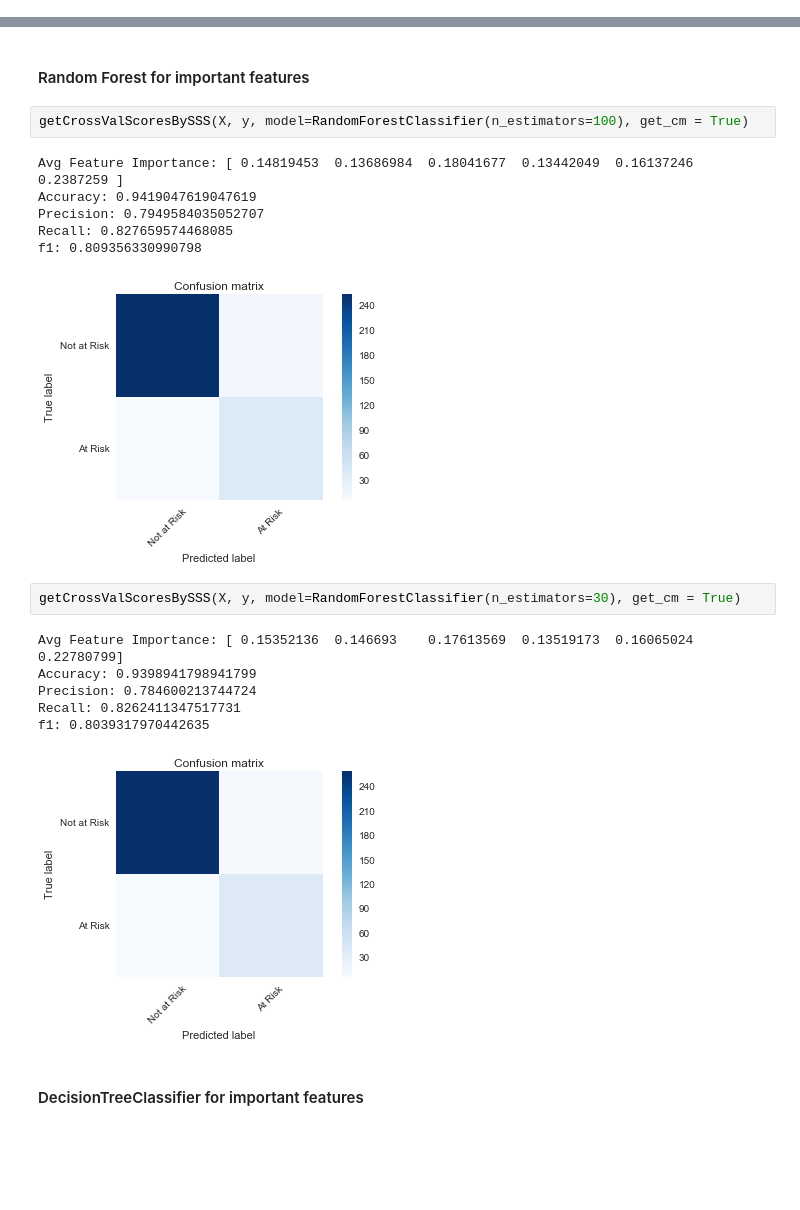
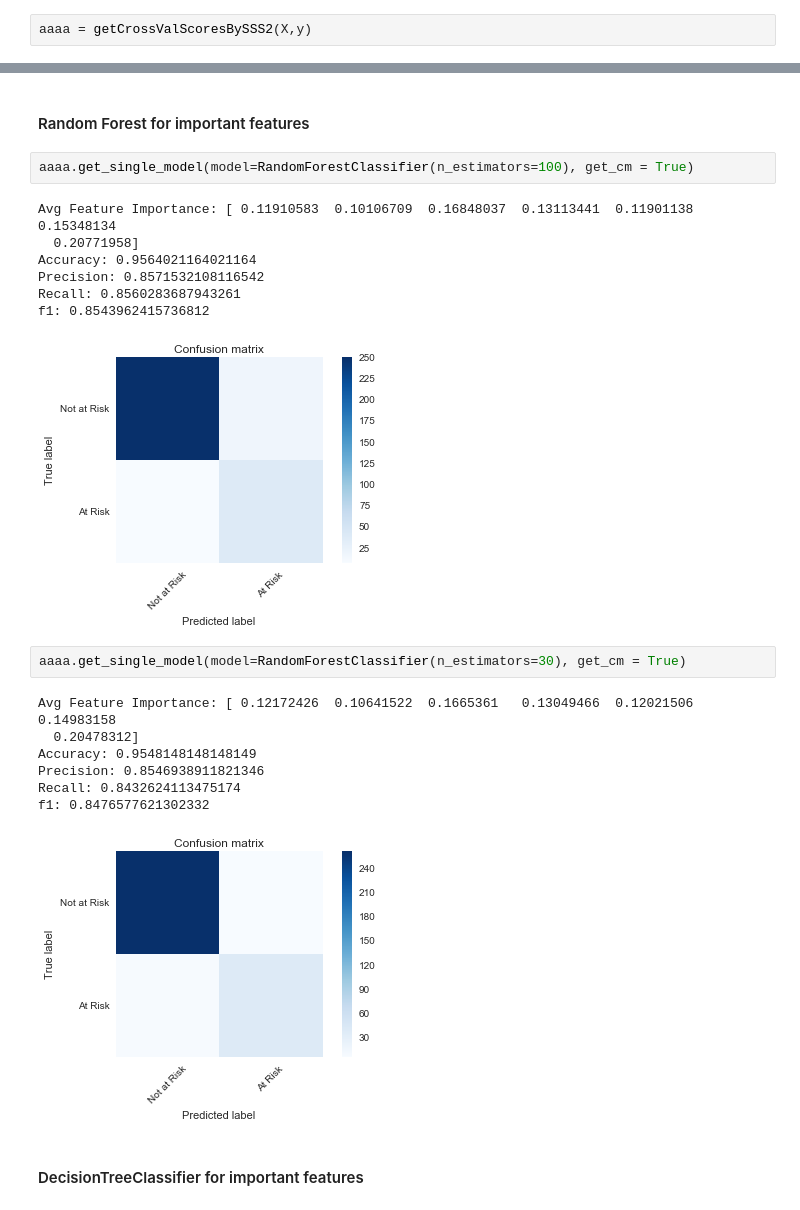
Before and after one commit to emilyhoughkovacs/humanitarian_unrest_classifier, a Jupyter notebook: ken_m/analyze_sql_data_multiyear.ipynb, the cells around one changed output, grey strips where cells are left out. Cells and saved outputs as stored; diff of their text form; blank space fills up the shorter version.

```diff
--- a/ken_m/analyze_sql_data_multiyear.ipynb
+++ b/ken_m/analyze_sql_data_multiyear.ipynb
@@ -644,0 +654,2 @@ getCrossValScoresBySSS(X, y, get_multi_models=True)
+# %%
+aaaa = getCrossValScoresBySSS2(X,y)
@@ -689,22 +712,24 @@ f1: 0.6901609207411139
 # %% [markdown]
 #### Random Forest for important features
 # %%
-getCrossValScoresBySSS(X, y, model=RandomForestClassifier(n_estimators=100), get_cm = True)
+aaaa.get_single_model(model=RandomForestClassifier(n_estimators=100), get_cm = True)
 # %% [output]
-Avg Feature Importance: [ 0.14819453  0.13686984  0.18041677  0.13442049  0.16137246  0.2387259 ]
-Accuracy: 0.9419047619047619
-Precision: 0.7949584035052707
-Recall: 0.827659574468085
-f1: 0.809356330990798
+Avg Feature Importance: [ 0.11910583  0.10106709  0.16848037  0.13113441  0.11901138  0.15348134
+  0.20771958]
+Accuracy: 0.9564021164021164
+Precision: 0.8571532108116542
+Recall: 0.8560283687943261
+f1: 0.8543962415736812
-[figure, old version]
+[figure, new version]
 # %%
-getCrossValScoresBySSS(X, y, model=RandomForestClassifier(n_estimators=30), get_cm = True)
+aaaa.get_single_model(model=RandomForestClassifier(n_estimators=30), get_cm = True)
 # %% [output]
-Avg Feature Importance: [ 0.15352136  0.146693    0.17613569  0.13519173  0.16065024  0.22780799]
-Accuracy: 0.9398941798941799
-Precision: 0.784600213744724
-Recall: 0.8262411347517731
-f1: 0.8039317970442635
+Avg Feature Importance: [ 0.12172426  0.10641522  0.1665361   0.13049466  0.12021506  0.14983158
+  0.20478312]
+Accuracy: 0.9548148148148149
+Precision: 0.8546938911821346
+Recall: 0.8432624113475174
+f1: 0.8476577621302332
 [figure]
 # %% [markdown]
 #### DecisionTreeClassifier for important features
```
Also changed, not shown: parts of 10 cells of this notebook.
